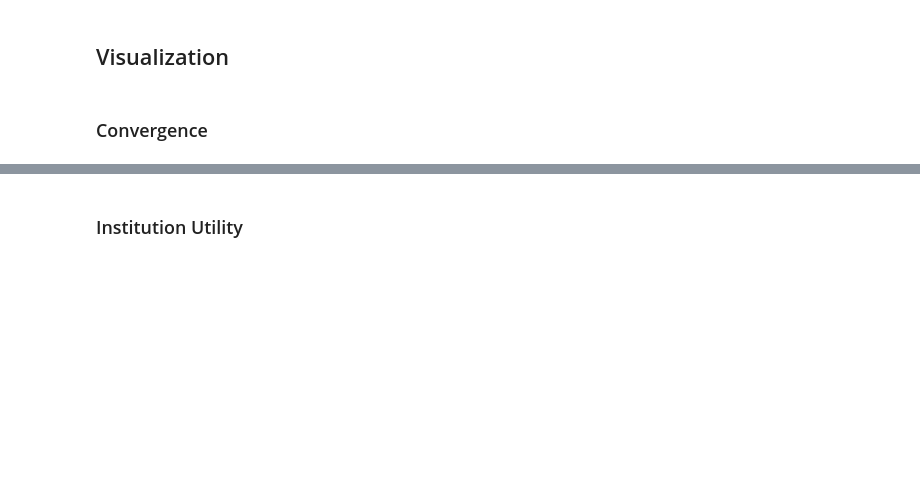
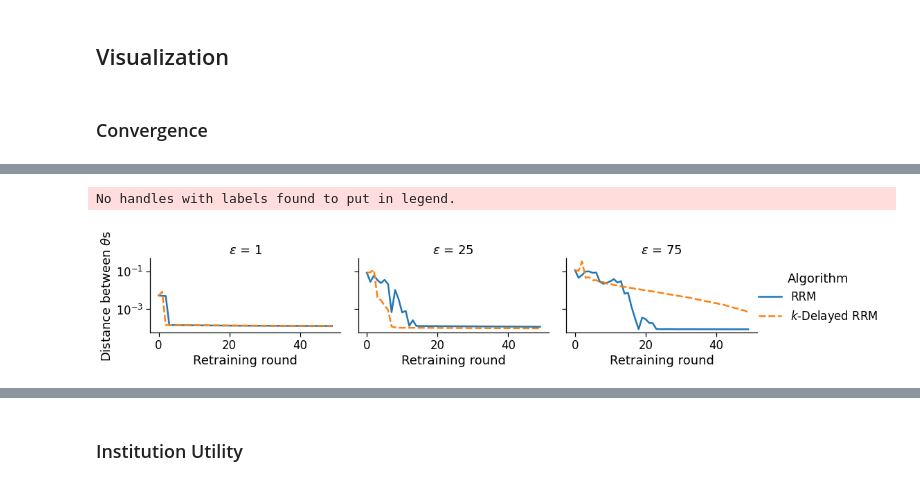
Before and after one commit to shlomihod/performative-prediction-stateful-world, a Jupyter notebook: performative_prediction-groups-respond-slowly.ipynb, the cells around one changed output, grey strips where cells are left out. Drawn from its saved outputs; the diff is of its cells as text; code cells hidden in the pictures; blank space fills up the shorter version.

```diff
--- a/performative_prediction-groups-respond-slowly.ipynb
+++ b/performative_prediction-groups-respond-slowly.ipynb
@@ -147,17 +119,41 @@ def build_world(num_groups, epsilon, random_state):
+# %%
+def build_world(num_groups, epsilon, random_state):
+
+    local_envs = []
+    initial_observations = []
+
+    rng = np.random.default_rng(random_state)
+
+    for _ in range(num_groups):
+        env = gym.make('Credit-v0')
+        env.config.epsilon = epsilon
+        env.reset()
+
+        if random_state is None:
+            obs = {'features': env.env.initial_state.features,
+                   'labels': env.env.initial_state.labels}
+        else:
+            n_rows = len(env.env.state.labels)
+            initial_indices = rng.choice(np.arange(n_rows), n_rows, replace=True)
+            obs = {'features': env.env.initial_state.features[initial_indices, :],
+                   'labels': env.env.initial_state.labels[initial_indices]}
+
+        local_envs.append(env)
+        initial_observations.append(obs)
+
+
+    return local_envs, initial_observations
 # %%
 def repeated_risk_minimization(epsilon, num_groups, num_steps, is_delayed, random_state):
     """Run repeated risk minimization for num_iters steps"""
 
-    local_envs = build_world(num_groups, epsilon, random_state)
-
+    local_envs, observations = build_world(num_groups, epsilon, random_state)
 
     # 1. Trach theta gap
     # 2. Track loss and accuracy before/after updating model on new distribution
     # 3. Trach per-group loss, accurcay, FPR and NR before updating model on new distribution
     loss_start, loss_end, acc_start, acc_end, thetas, theta_gap = [], [], [], [], [], []
     loss_groups_start, loss_groups_end, acc_groups_start, fpr_groups_start, nr_groups_start = [], [], [], [], []
-
-    observations = [env.initial_state.values() for env in local_envs]
 
     # Compute baseline classifier
     base_features, base_labels = get_data(observations)
@@ -275,7 +271,7 @@ else:
     seed_rng = np.random.default_rng(42)
     seeds = [seed_rng.integers(low=0, high=2**31-1) for n in range(N_INITS)]
 
-    for seed in seeds:
+    for seed in [None] + seeds:
         print(f'\tseed={seed}')
 
         # RRM       k-Delayed RRM
@@ -393,6 +389,8 @@ acc_starts_df['Accuracy (%)'] *= 100
 nr_groups_start_df['Negative Rate (%)'] *= 100
 # %% [markdown]
 ## Visualization
+# %%
+sns.set_context('notebook', font_scale=1.5, rc={'lines.linewidth': 2.5})
 # %% [markdown]
 ### Convergence
 # %%
@@ -430,0 +431,5 @@ No handles with labels found to put in legend.
+# %%
+plot_convergence(False)
+# %% [output]
+No handles with labels found to put in legend.
+[figure, added]
```
Also changed, not shown: parts of 12 cells of this notebook, 12 other files.
